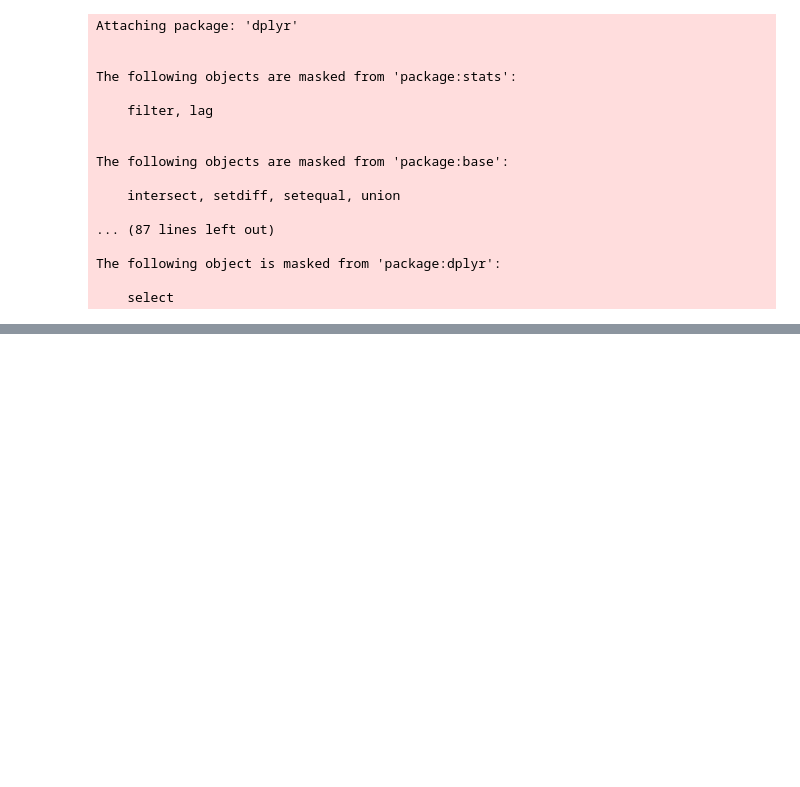
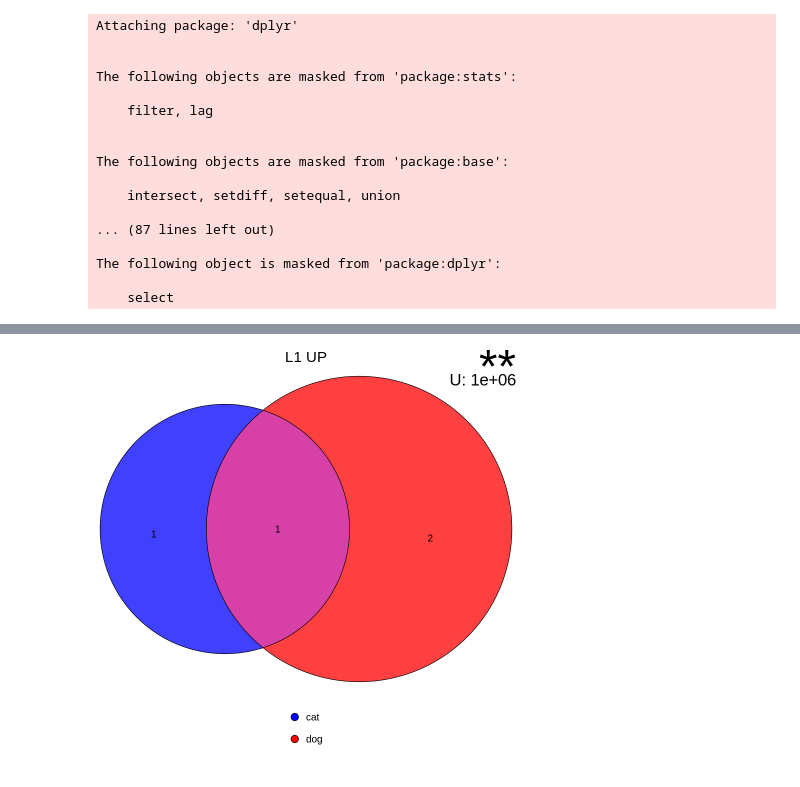
Before and after one commit to maxfieldk/rternaseq, a Jupyter notebook: scripts/ideogram.ipynb, the cells around one changed output, grey strips where cells are left out. Saved outputs shown, nothing was run; the diff lists cells and outputs as text; code cells hidden in the pictures; blank space fills up the shorter version.

```diff
--- a/scripts/ideogram.ipynb
+++ b/scripts/ideogram.ipynb
@@ -59,0 +206,15 @@ convertSVG("chromosome.svg", device = "png")
+# %%
+fit <- euler(l, shape = "ellipse")
+# %%
+p <- euPlot(fit, gsub("condition_", "", contrasts), fill = fill, alpha = 0.75, main = paste(rte, direction, sep = " "), legendcex = 1)
+# %%
+my_comma <- function(num) {format(round(as.numeric(num), 1), nsmall=0, big.mark=",")}
+# %%
+num = 1000000
+pl <- ggdraw(p) +
+    annotate("text", label = sig, x = Inf, y = Inf, vjust = 1, hjust = 1, size = 20) +
+    annotate("text", label = paste0("\nU: ", my_comma(num)), x = Inf, y = Inf, vjust = 1, hjust = 1, size = 7)
+# %%
+pl
+# %% [output]
+[figure, added]
```
Also changed, not shown: parts of 9 cells of this notebook, 4 other files.
